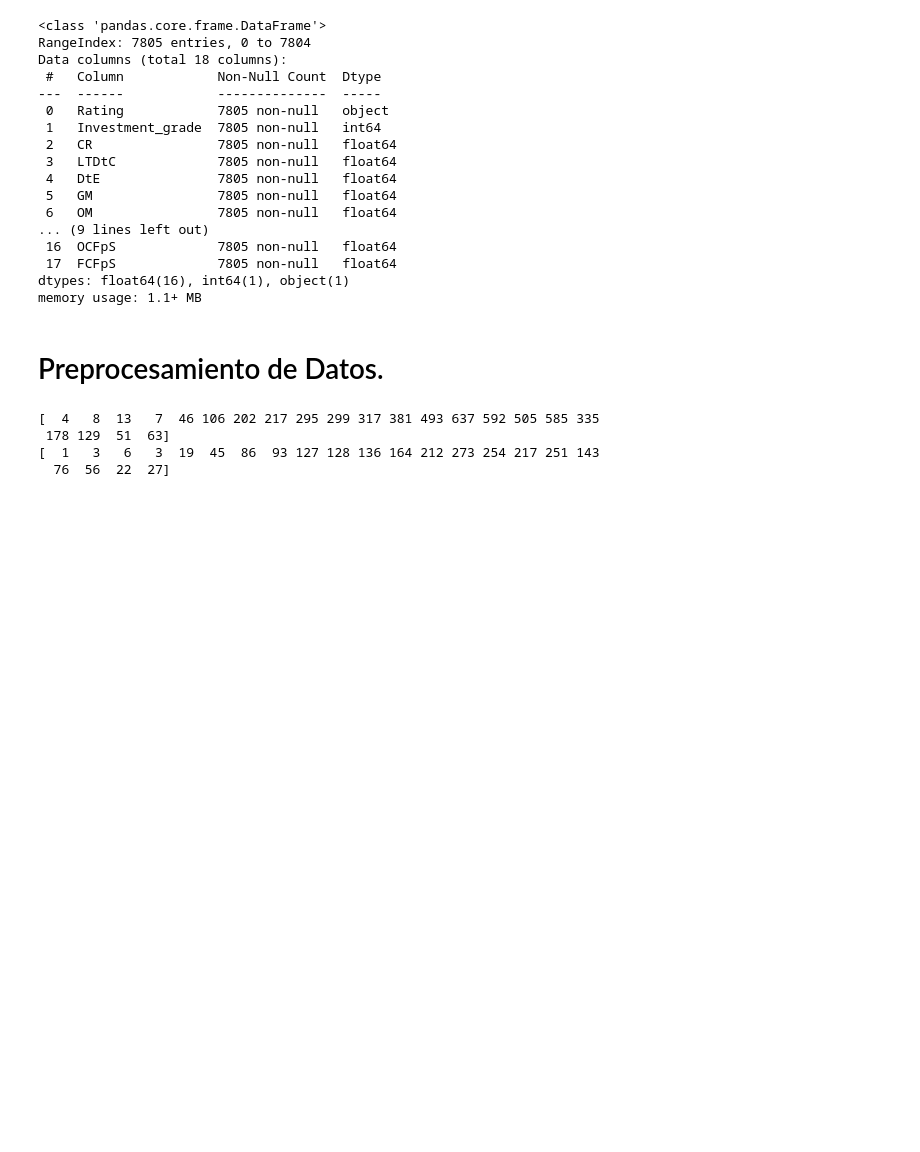
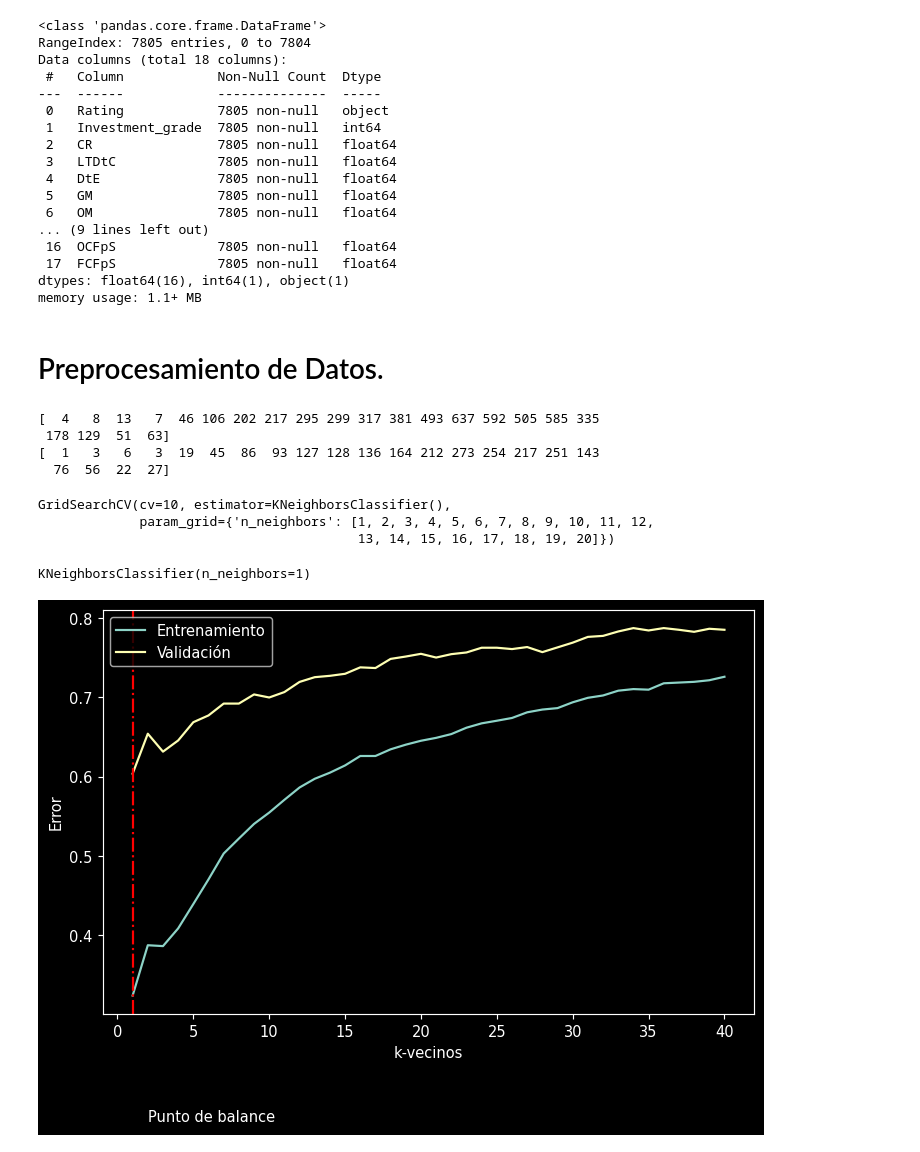
Before and after one commit to LeKilleRGallet/university, a Jupyter notebook: extras/MLDS/Proyecto2/main.ipynb, the cells around one changed output. Saved outputs shown, nothing was run; the diff lists cells and outputs as text; code cells hidden in the pictures; blank space fills up the shorter version.

```diff
--- a/extras/MLDS/Proyecto2/main.ipynb
+++ b/extras/MLDS/Proyecto2/main.ipynb
@@ -140,3 +140,53 @@ print(np.bincount(yR_test))
  178 129  51  63]
 [  1   3   6   3  19  45  86  93 127 128 136 164 212 273 254 217 251 143
   76  56  22  27]
+# %%
+from sklearn.model_selection import GridSearchCV
+from sklearn.neighbors import KNeighborsClassifier
+
+param_grid = {'n_neighbors': [*range(1, 21, 1)]}
+
+knn = KNeighborsClassifier()
+
+grid_search = GridSearchCV(knn, param_grid, cv=10)
+
+grid_search.fit(X_train, yI_train)
+# %% [output]
+GridSearchCV(cv=10, estimator=KNeighborsClassifier(),
+             param_grid={'n_neighbors': [1, 2, 3, 4, 5, 6, 7, 8, 9, 10, 11, 12,
+                                         13, 14, 15, 16, 17, 18, 19, 20]})
+# %%
+grid_search.best_estimator_
+# %% [output]
+KNeighborsClassifier(n_neighbors=1)
+# %%
+k_values = 40
+
+train_error = []
+generalization_error = []
+
+for nn in range(1, k_values+1):
+    knn = KNeighborsClassifier(n_neighbors=nn)
+    knn.fit(X_train, yR_train)
+    train_error.append(1 - knn.score(X_train, yR_train))
+    generalization_error.append(1 - knn.score(X_test, yR_test))
+# %%
+def plot_learning_curve(train_error, generalization_error):
+
+  balance_point = np.array(generalization_error).argmin() + 1
+  plt.figure(figsize = (8, 5), dpi = 105)
+
+  plt.plot(range(1, k_values + 1), train_error, label="Entrenamiento")
+  plt.plot(range(1, k_values + 1), generalization_error, label="Validación")
+  plt.xticks(range(0, k_values + 1, 5))
+  plt.xlabel("k-vecinos")
+  plt.ylabel("Error")
+  y_min, y_max = plt.gca().get_ylim()
+  plt.vlines(balance_point, y_min, y_max, colors = ['red'], linestyles = ['dashdot'])
+  plt.ylim([y_min, y_max])
+  plt.text(balance_point + 1, 0.165, 'Punto de balance')
+  plt.legend();
+# %%
+plot_learning_curve(train_error, generalization_error)
+# %% [output]
+[figure, added]
```
